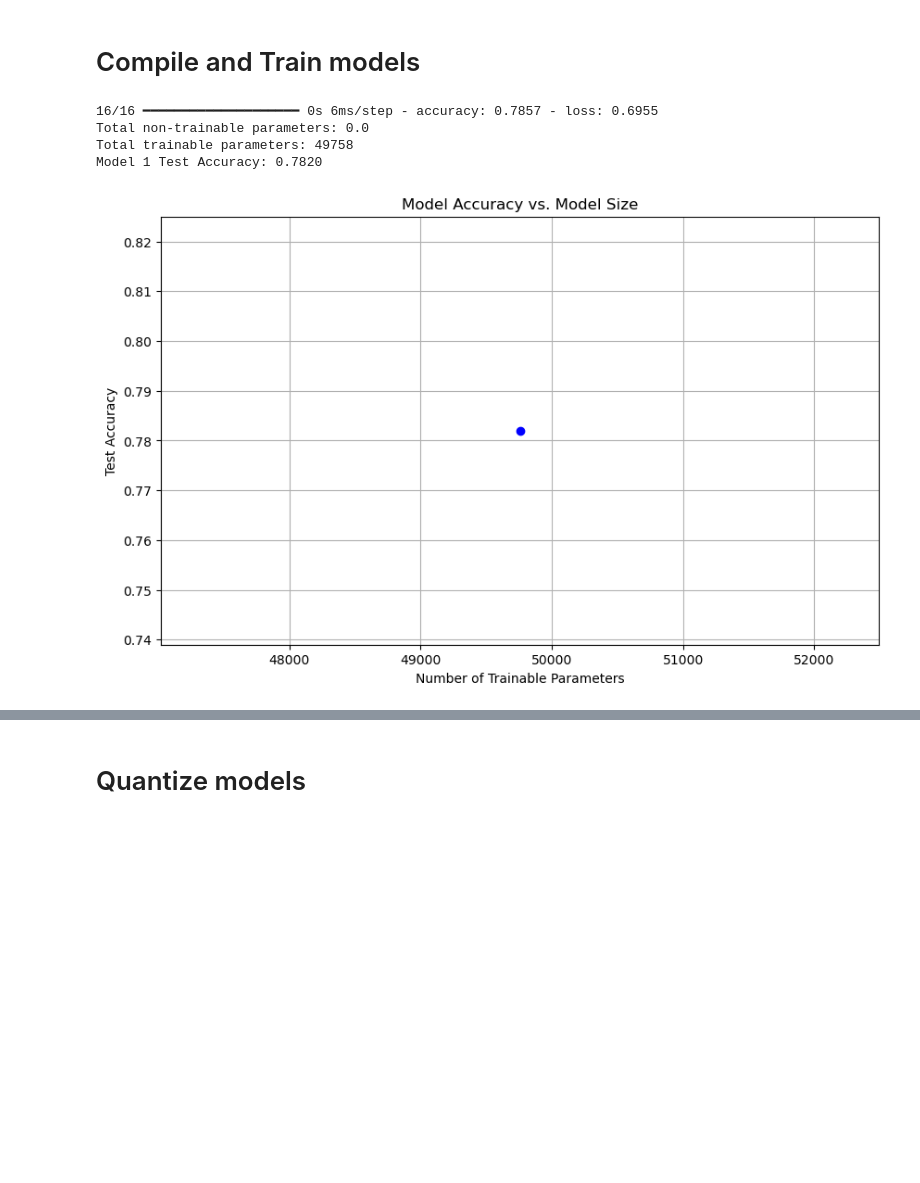
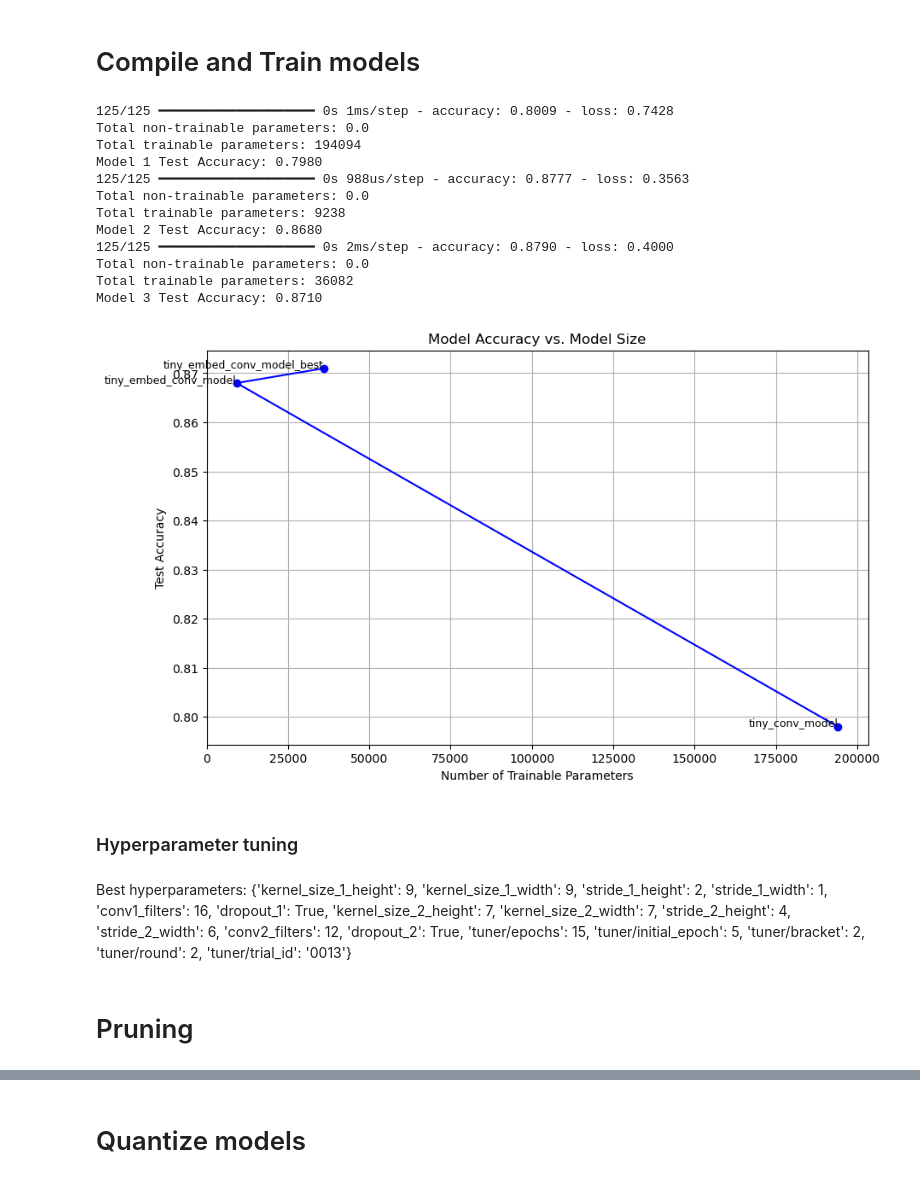
Before and after one commit to Gabinson200/ESPtinyML24, a Jupyter notebook: model_making/notebooks/audio_model_creation.ipynb, the cells around one changed output, grey strips where cells are left out. Saved outputs shown, nothing was run; the diff lists cells and outputs as text; code cells hidden in the pictures; blank space fills up the shorter version.

Commit message:
added a bunch of quantization some pruning and tflite conversion

```diff
--- a/model_making/notebooks/audio_model_creation.ipynb
+++ b/model_making/notebooks/audio_model_creation.ipynb
@@ -60,8 +55,8 @@ test_spectrogram_ds = test_spectrogram_ds.cache().prefetch(tf.data.AUTOTUNE)
 # %%
 # Get input shape and number of classes
 for spectrograms, labels in train_spectrogram_ds.take(1):
-    input_shape = spectrograms.shape[1:]
-    num_classes = len(np.unique(labels.numpy()))
+    input_shape = spectrograms.shape
+    num_classes = 6
     print('Input shape:', input_shape)
     print('Number of classes:', num_classes)
 # %% [output]
@@ -223,7 +221,7 @@ def create_model_2(input_shape, num_classes):
 # %% [markdown]
 ## Model 3 Tiny Conv model from paper
 # %%
-def create_tiny_conv_model_small(input_shape=(124, 129, 1), num_classes=6, is_training=True):
+def create_tiny_conv_model_small(input_shape, num_classes=6, is_training=True):
     """
     Builds a tiny convolutional model optimized for microcontrollers.
 
@@ -235,7 +233,7 @@ def create_tiny_conv_model_small(input_shape=(124, 129, 1), num_classes=6, is_tr
     Returns:
         model: Keras Model instance.
     """
-    inputs = Input(shape=input_shape, name='input')
+    inputs = Input(shape=(124, 129, 1), name='input')
 
     # Convolutional Layer
     x = Conv2D(filters=8,
@@ -269,7 +267,7 @@ def create_tiny_conv_model_small(input_shape=(124, 129, 1), num_classes=6, is_tr
 
     return model
 # %%
-def create_tiny_embed_conv_model_small(input_shape=(124, 129, 1), num_classes=6, is_training=True):
+def create_tiny_embed_conv_model_small(input_shape, num_classes=6, is_training=True):
     """
     Builds a tiny convolutional model optimized for microcontrollers.
 
@@ -281,7 +279,7 @@ def create_tiny_embed_conv_model_small(input_shape=(124, 129, 1), num_classes=6,
     Returns:
         model: Keras Model instance.
     """
-    inputs = Input(shape=input_shape, name='input')
+    inputs = Input(shape=(124, 129, 1), name='input')
 
     # Convolutional Layer
     x = Conv2D(filters=8,
@@ -335,7 +400,7 @@ def create_tiny_embed_conv_model_small(input_shape=(124, 129, 1), num_classes=6,
 models = []
 histories = []
 
-for i, create_model in enumerate([create_tiny_conv_model_small, create_tiny_embed_conv_model_small], start=1):
+for i, create_model in enumerate([create_tiny_conv_model_small, create_tiny_embed_conv_model_small, create_tiny_embed_conv_model_small_best], start=1):
     print(f'\nTraining Model {i}')
     model = create_model(input_shape, num_classes)
     model.summary()
@@ -441,37 +470,52 @@ def create_model_5(input_shape, num_classes):
 # List to store the results
 accuracies = []
 model_sizes = []
+model_names = []
 
 # Evaluate each model and store the results
 for i, model in enumerate(models, start=1):
     test_loss, test_acc = model.evaluate(test_spectrogram_ds)
     trainable_params = np.sum([np.prod(v.shape) for v in model.trainable_weights])
     non_trainable_params = np.sum([np.prod(v.shape) for v in model.non_trainable_weights])
 
     # Print the details
     print(f"Total non-trainable parameters: {non_trainable_params}")
     print(f"Total trainable parameters: {trainable_params}")
     print(f'Model {i} Test Accuracy: {test_acc:.4f}')
 
     # Store the accuracy and model size
     accuracies.append(test_acc)
     model_sizes.append(trainable_params)
+    model_names.append(model.name)
 
 # Plotting accuracy vs. model size
 plt.figure(figsize=(10, 6))
 plt.plot(model_sizes, accuracies, marker='o', linestyle='-', color='b')
+
+for i, model_name in enumerate(model_names):
+    plt.text(model_sizes[i], accuracies[i], model_name, fontsize=9, ha='right')
 
 # Add labels and title
 plt.xlabel('Number of Trainable Parameters')
 plt.ylabel('Test Accuracy')
 plt.title('Model Accuracy vs. Model Size')
 
 # Display the plot
 plt.grid(True)
 plt.show()
 # %% [output]
-16/16 ━━━━━━━━━━━━━━━━━━━━ 0s 6ms/step - accuracy: 0.7857 - loss: 0.6955
+125/125 ━━━━━━━━━━━━━━━━━━━━ 0s 1ms/step - accuracy: 0.8009 - loss: 0.7428
 Total non-trainable parameters: 0.0
-Total trainable parameters: 49758
-Model 1 Test Accuracy: 0.7820
+Total trainable parameters: 194094
+Model 1 Test Accuracy: 0.7980
+125/125 ━━━━━━━━━━━━━━━━━━━━ 0s 988us/step - accuracy: 0.8777 - loss: 0.3563
+Total non-trainable parameters: 0.0
+Total trainable parameters: 9238
+Model 2 Test Accuracy: 0.8680
+125/125 ━━━━━━━━━━━━━━━━━━━━ 0s 2ms/step - accuracy: 0.8790 - loss: 0.4000
+Total non-trainable parameters: 0.0
+Total trainable parameters: 36082
+Model 3 Test Accuracy: 0.8710
-[figure, old version]
+[figure, new version]
+# %% [markdown]
+### Hyperparameter tuning
@@ -477,0 +598,4 @@ Model 1 Test Accuracy: 0.7820
+# %% [markdown]
+Best hyperparameters: {'kernel_size_1_height': 9, 'kernel_size_1_width': 9, 'stride_1_height': 2, 'stride_1_width': 1, 'conv1_filters': 16, 'dropout_1': True, 'kernel_size_2_height': 7, 'kernel_size_2_width': 7, 'stride_2_height': 4, 'stride_2_width': 6, 'conv2_filters': 12, 'dropout_2': True, 'tuner/epochs': 15, 'tuner/initial_epoch': 5, 'tuner/bracket': 2, 'tuner/round': 2, 'tuner/trial_id': '0013'}
+# %% [markdown]
+# Pruning
```
Also changed, not shown: parts of 29 cells of this notebook.
